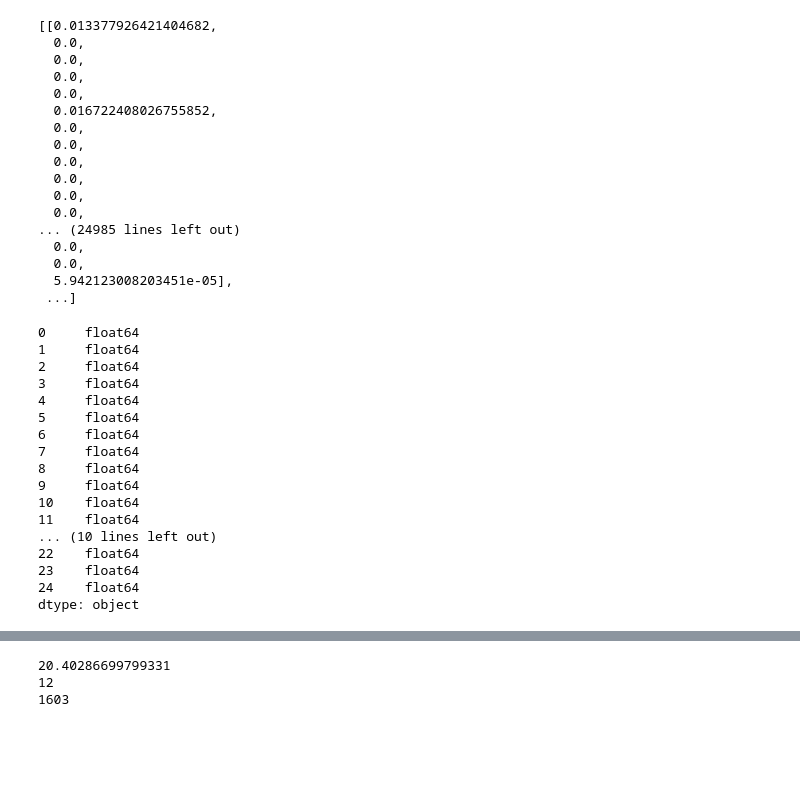
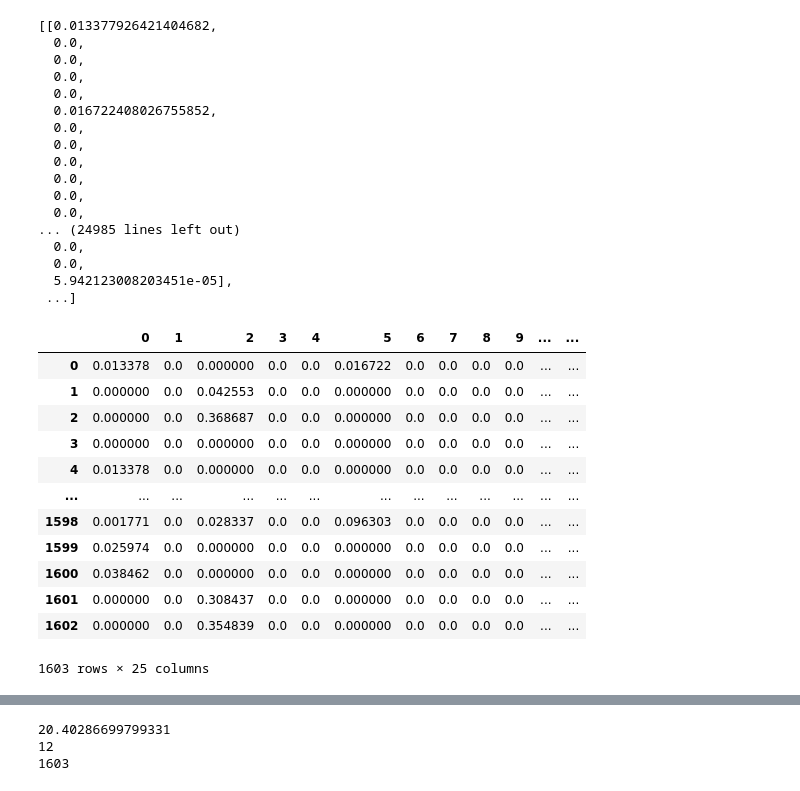
Before and after one commit to zachang890/ML_Research---Glass, a Jupyter notebook: feature_selection_atomic.ipynb, the cells around one changed output, grey strips where cells are left out. Saved outputs shown, nothing was run; the diff lists cells and outputs as text; code cells hidden in the pictures; blank space fills up the shorter version.

```diff
--- a/feature_selection_atomic.ipynb
+++ b/feature_selection_atomic.ipynb
@@ -191,25 +203,21 @@ list_all_percentage_weights
  ...]
 # %%
 glass_percentage_weights = pd.DataFrame(list_all_percentage_weights)
-glass_percentage_weights.dtypes
+glass_percentage_weights
 # %% [output]
+|  | 0 | 1 | 2 | 3 | 4 | 5 | 6 | 7 | 8 | 9 | ... | ... |
+| 0 | 0.013378 | 0.0 | 0.000000 | 0.0 | 0.0 | 0.016722 | 0.0 | 0.0 | 0.0 | 0.0 | ... | ... |
+| 1 | 0.000000 | 0.0 | 0.042553 | 0.0 | 0.0 | 0.000000 | 0.0 | 0.0 | 0.0 | 0.0 | ... | ... |
+| 2 | 0.000000 | 0.0 | 0.368687 | 0.0 | 0.0 | 0.000000 | 0.0 | 0.0 | 0.0 | 0.0 | ... | ... |
+| 3 | 0.000000 | 0.0 | 0.000000 | 0.0 | 0.0 | 0.000000 | 0.0 | 0.0 | 0.0 | 0.0 | ... | ... |
+| 4 | 0.013378 | 0.0 | 0.000000 | 0.0 | 0.0 | 0.000000 | 0.0 | 0.0 | 0.0 | 0.0 | ... | ... |
+| ... | ... | ... | ... | ... | ... | ... | ... | ... | ... | ... | ... | ... |
+| 1598 | 0.001771 | 0.0 | 0.028337 | 0.0 | 0.0 | 0.096303 | 0.0 | 0.0 | 0.0 | 0.0 | ... | ... |
+| 1599 | 0.025974 | 0.0 | 0.000000 | 0.0 | 0.0 | 0.000000 | 0.0 | 0.0 | 0.0 | 0.0 | ... | ... |
+| 1600 | 0.038462 | 0.0 | 0.000000 | 0.0 | 0.0 | 0.000000 | 0.0 | 0.0 | 0.0 | 0.0 | ... | ... |
+| 1601 | 0.000000 | 0.0 | 0.308437 | 0.0 | 0.0 | 0.000000 | 0.0 | 0.0 | 0.0 | 0.0 | ... | ... |
+| 1602 | 0.000000 | 0.0 | 0.354839 | 0.0 | 0.0 | 0.000000 | 0.0 | 0.0 | 0.0 | 0.0 | ... | ... |
-0     float64
-1     float64
-2     float64
-3     float64
-4     float64
-5     float64
-6     float64
-7     float64
-8     float64
-9     float64
-10    float64
-11    float64
-... (10 lines left out)
-22    float64
-23    float64
-24    float64
-dtype: object
+1603 rows × 25 columns
 # %%
 samples_by_features = glass_percentage_weights.dot(feature_data) #N by Q matrix
 samples_by_features
```
Also changed, not shown: parts of 11 cells of this notebook, 6 other files.
